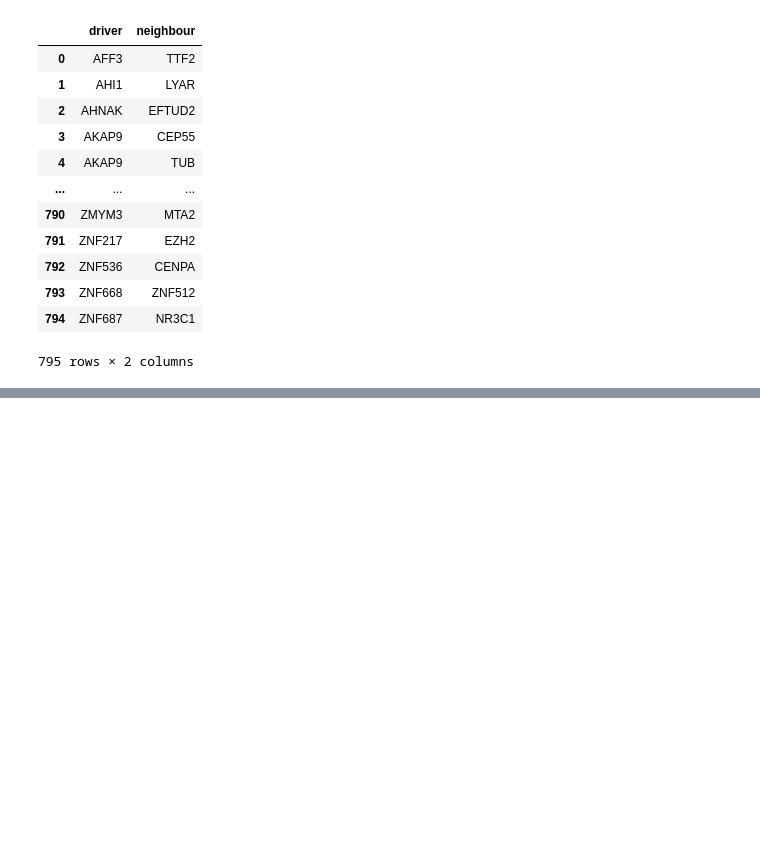
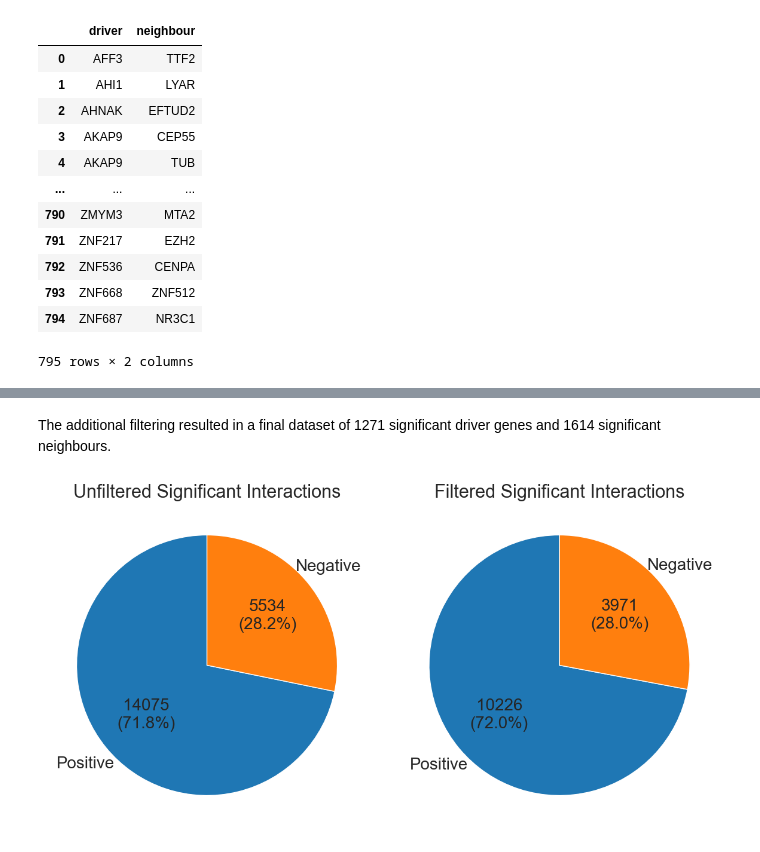
Before and after one commit to MarciaFSVital/MasterThesisCode, a Jupyter notebook: driver_neighbours_analysis.ipynb, the cells around one changed output, grey strips where cells are left out. Cells and saved outputs as stored; diff of their text form; code cells hidden in the pictures; blank space fills up the shorter version.

```diff
--- a/driver_neighbours_analysis.ipynb
+++ b/driver_neighbours_analysis.ipynb
@@ -494,0 +1210,32 @@ newdints[["driver", "neighbour"]].merge(newdints_mac[["driver", "neighbour"]], h
+# %% [markdown]
+The additional filtering resulted in a final dataset of 1271 significant driver genes and 1614 significant neighbours.
+# %%
+# Data for pie charts
+labels = ['Positive', 'Negative']
+sizes_unfiltered = [total_pos, total_neg]  # Replace with actual values
+sizes_filtered = [filtered_pos, filtered_neg]  # Replace with actual values
+
+# Colours for pie charts
+colors = ['#1f77b4', '#ff7f0e']  # Colour scheme consistent with boxplot
+
+# Create figure and subplots for two pie charts
+fig, (ax1, ax2) = plt.subplots(1, 2, figsize=(12, 6))
+
+# Increase font size for labels using textprops
+textprops = {"fontsize": 20, "ha": "center", "va": "center"}
+
+# Unfiltered significant interactions pie chart
+ax1.pie(sizes_unfiltered, labels=labels, autopct=autopct_format(sizes_unfiltered),
+        startangle=90, colors=colors, textprops=textprops, labeldistance=1.20)
+ax1.set_title('Unfiltered Significant Interactions', fontsize=22)
+
+# Filtered significant interactions pie chart
+ax2.pie(sizes_filtered, labels=labels, autopct=autopct_format(sizes_filtered),
+        startangle=90, colors=colors, textprops=textprops, labeldistance=1.20)
+ax2.set_title('Filtered Significant Interactions', fontsize=22)
+
+# Adjust layout and display
+plt.tight_layout()
+plt.show()
+# %% [output]
+[figure, added]
```
Also changed, not shown: parts of 40 cells of this notebook.
